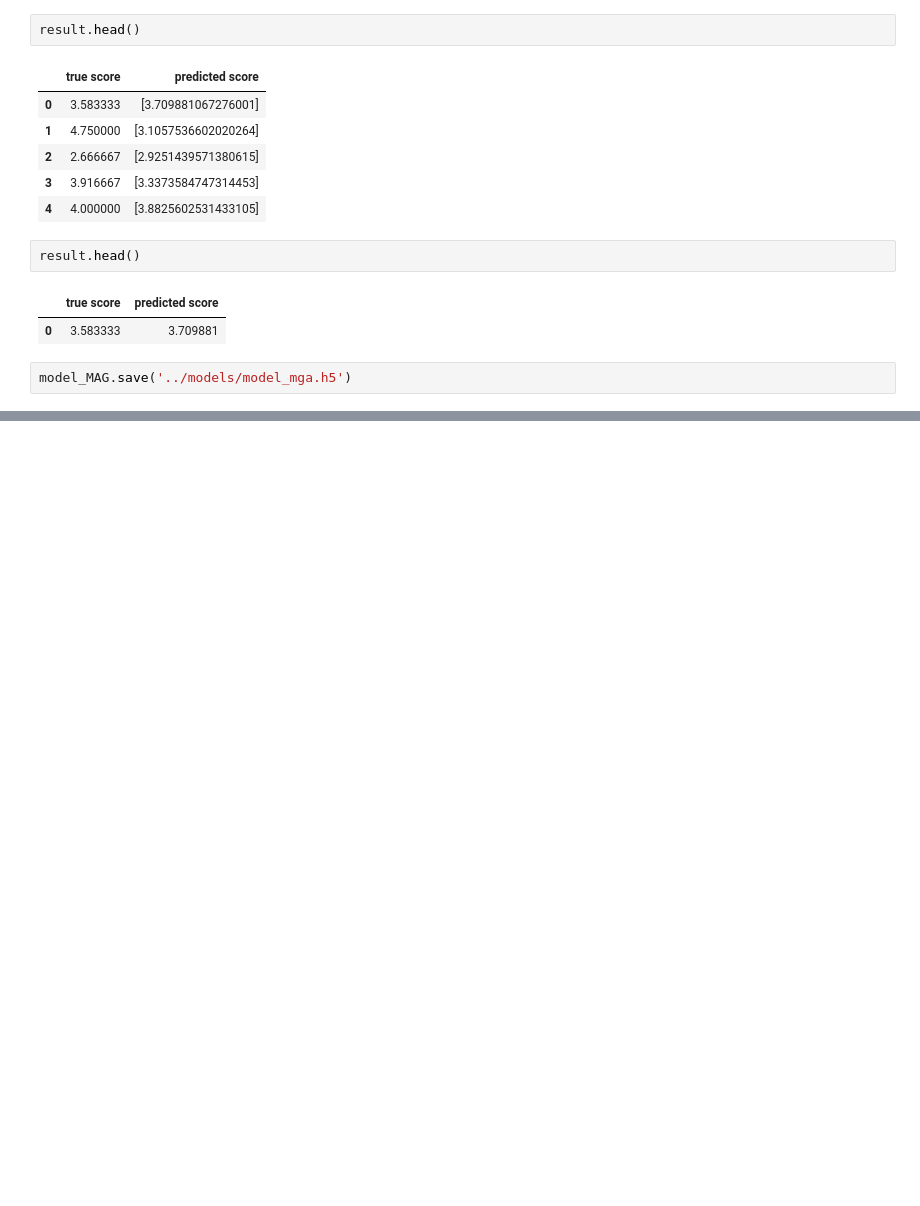
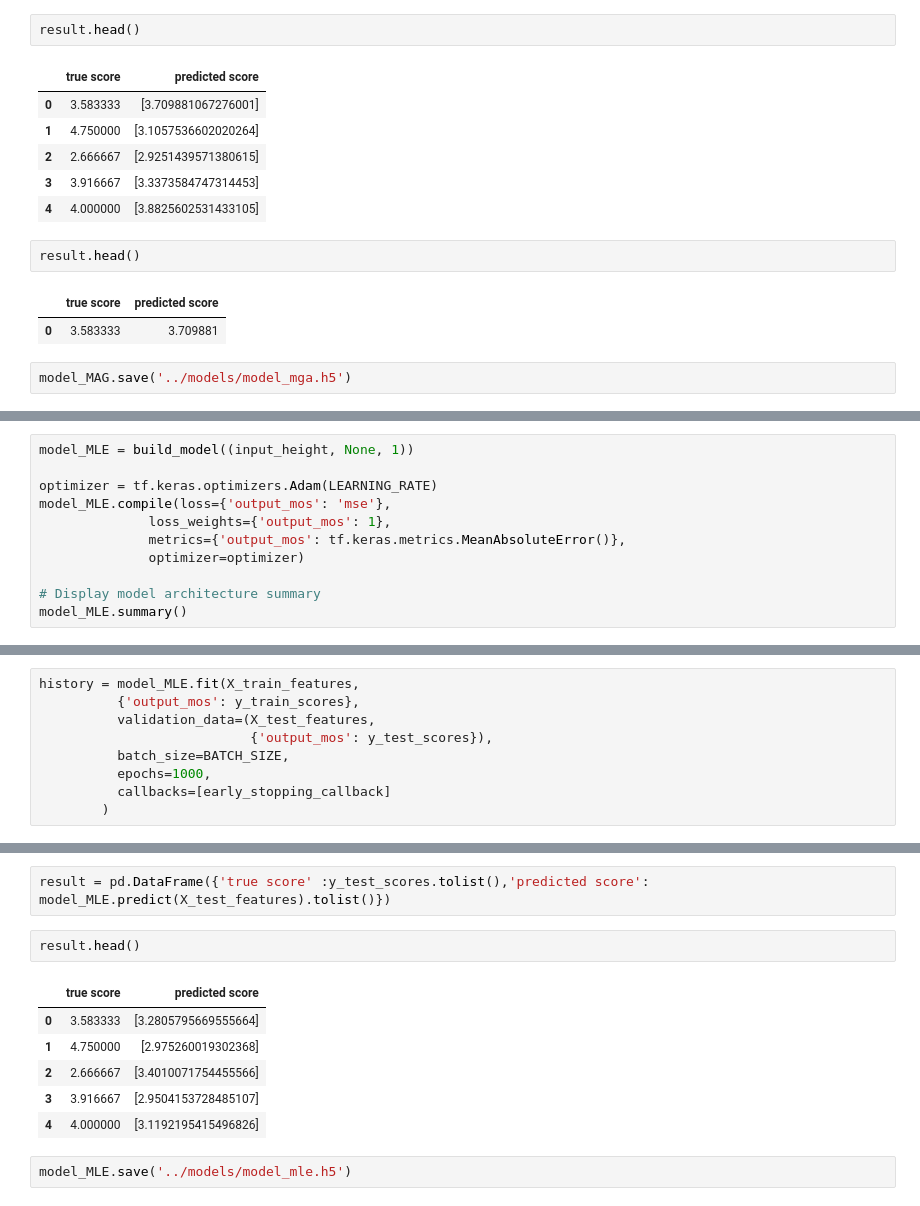
Before and after one commit to AllenAnsari/Assessing-VOIP-Quality, a Jupyter notebook: notebooks/Model.ipynb, the cells around one changed output, grey strips where cells are left out. Saved outputs shown, nothing was run; the diff lists cells and outputs as text; blank space fills up the shorter version.

```diff
--- a/notebooks/Model.ipynb
+++ b/notebooks/Model.ipynb
@@ -483,0 +510,11 @@ model_MAG.save('../models/model_mga.h5')
+# %%
+model_MLE = build_model((input_height, None, 1))
+
+optimizer = tf.keras.optimizers.Adam(LEARNING_RATE)
+model_MLE.compile(loss={'output_mos': 'mse'},
+              loss_weights={'output_mos': 1},
+              metrics={'output_mos': tf.keras.metrics.MeanAbsoluteError()},
+              optimizer=optimizer)
+
+# Display model architecture summary
+model_MLE.summary()
@@ -483,0 +539,9 @@ model_MAG.save('../models/model_mga.h5')
+# %%
+history = model_MLE.fit(X_train_features,
+          {'output_mos': y_train_scores},
+          validation_data=(X_test_features,
+                           {'output_mos': y_test_scores}),
+          batch_size=BATCH_SIZE,
+          epochs=1000,
+          callbacks=[early_stopping_callback]
+        )
@@ -483,0 +566,13 @@ model_MAG.save('../models/model_mga.h5')
+# %%
+result = pd.DataFrame({'true score' :y_test_scores.tolist(),'predicted score': model_MLE.predict(X_test_features).tolist()})
+# %%
+result.head()
+# %% [output]
+|  | true score | predicted score |
+| 0 | 3.583333 | [3.2805795669555664] |
+| 1 | 4.750000 | [2.975260019302368] |
+| 2 | 2.666667 | [3.4010071754455566] |
+| 3 | 3.916667 | [2.9504153728485107] |
+| 4 | 4.000000 | [3.1192195415496826] |
+# %%
+model_MLE.save('../models/model_mle.h5')
```
Also changed, not shown: parts of 26 cells of this notebook, 3 other files.
